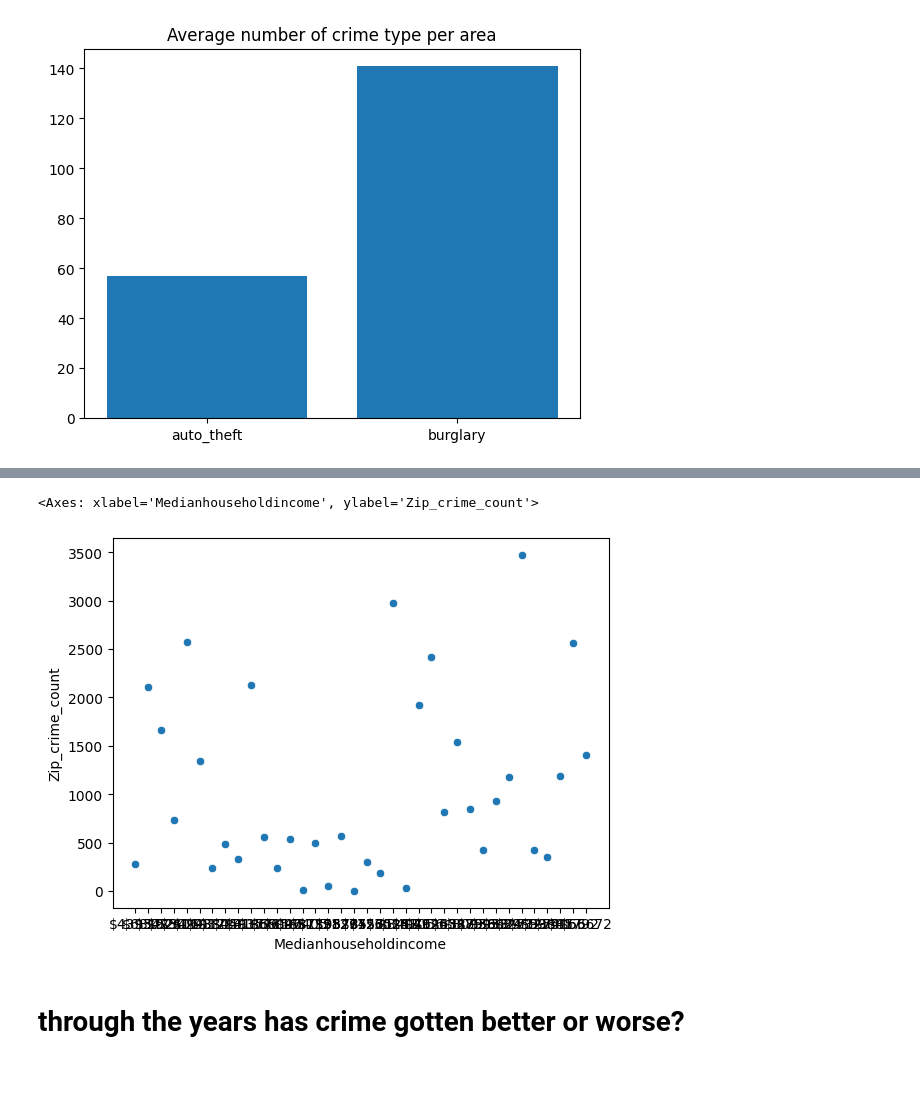
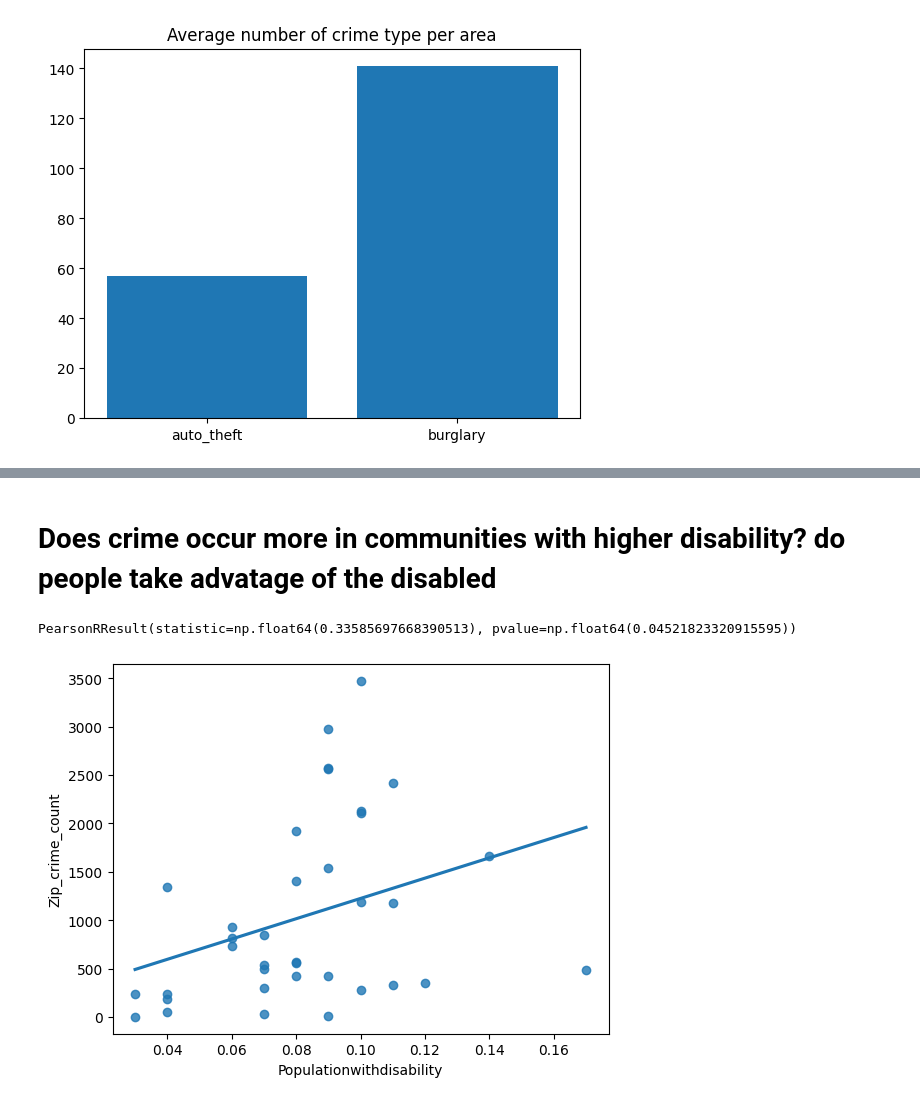
Before and after one commit to beaumartin25/cs5830_project2, a Jupyter notebook: project2.ipynb, the cells around one changed output, grey strips where cells are left out. Drawn from its saved outputs; the diff is of its cells as text; code cells hidden in the pictures; blank space fills up the shorter version.

Commit message:
crimes

```diff
--- a/project2.ipynb
+++ b/project2.ipynb
@@ -166,17 +137,18 @@ crime_housing_df
+# %% [markdown]
+# Does crime occur more in communities with higher disability? do people take advatage of the disabled
 # %%
 
 #determines how many crimes have been commited in a zip code.
 crime_zip = crime_housing_df.groupby('Zip_Code_Crime').size().reset_index(name='Zip_crime_count')
 crime_zip
 
-crime_zip_income= crime_zip.merge(crime_housing_df[['Zip_Code_Crime', 'Medianhouseholdincome']].drop_duplicates('Zip_Code_Crime'), on='Zip_Code_Crime')
-crime_zip_income.dropna()
+crime_zip_info= crime_zip.merge(crime_housing_df[['Zip_Code_Crime', 'Medianhouseholdincome', 'Medianhomevalue', 'Populationwithdisability']].drop_duplicates('Zip_Code_Crime'), on='Zip_Code_Crime').dropna()
+crime_zip_info['Populationwithdisability'] = crime_zip_info['Populationwithdisability'].str.rstrip('%').astype(float) / 100
+crime_zip_info
 
-#how to increment by 500
-sns.scatterplot(data = crime_zip_income, x = 'Medianhouseholdincome', y='Zip_crime_count')
-#display(stats.pearsonr(crime_zip_income.Zip_crime_count, crime_zip_income.Medianhouseholdincome))
+
+sns.regplot(x='Populationwithdisability', y='Zip_crime_count', data=crime_zip_info, ci=None)
+display(stats.pearsonr(crime_zip_info.Zip_crime_count, crime_zip_info.Populationwithdisability))
 # %% [output]
-<Axes: xlabel='Medianhouseholdincome', ylabel='Zip_crime_count'>
+PearsonRResult(statistic=np.float64(0.33585697668390513), pvalue=np.float64(0.04521823320915595))
-[figure, old version]
+[figure, new version]
-# %% [markdown]
-# through the years has crime gotten better or worse?
```
Also changed, not shown: parts of 7 cells of this notebook.
